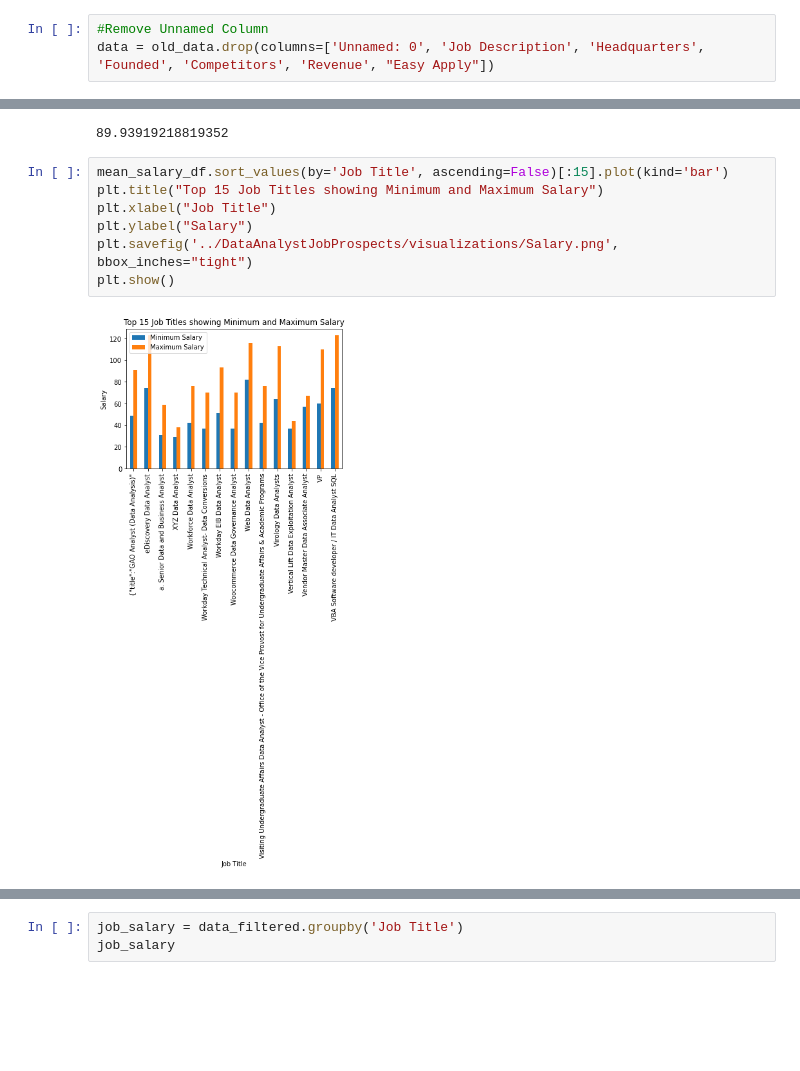
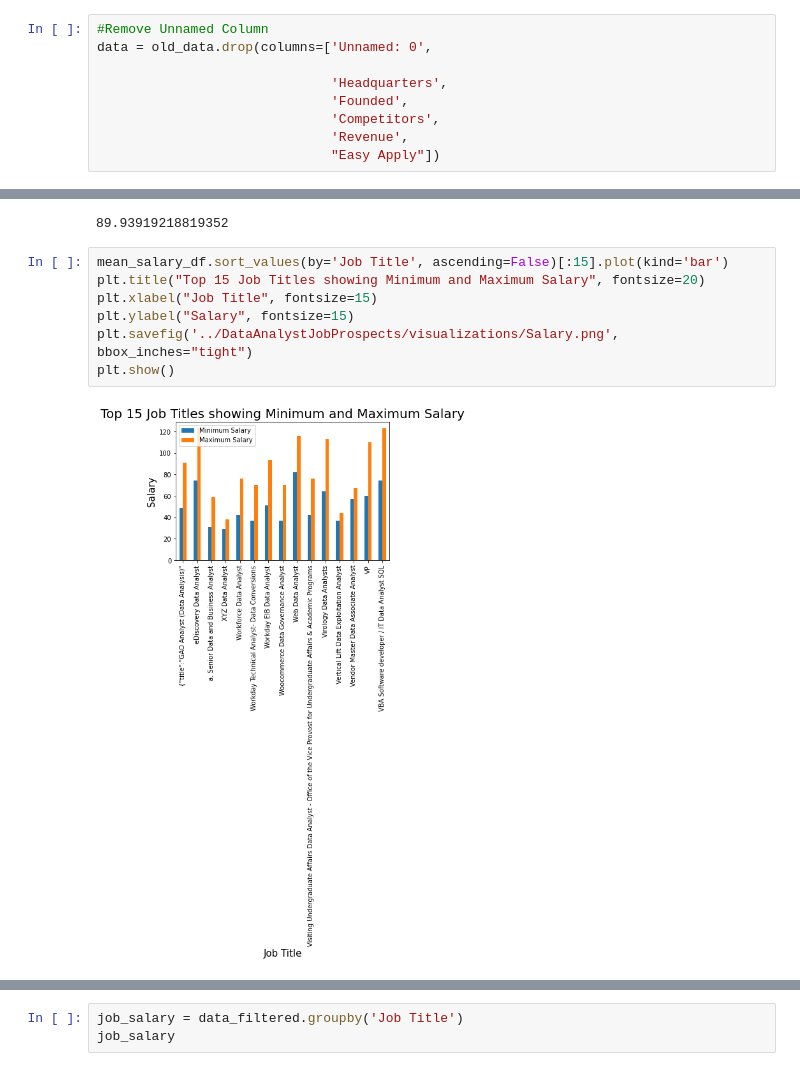
Before and after one commit to blaylockmatt/DataAnalystJobProspects, a Jupyter notebook: DataAnalystJobs-Monicah.ipynb, the cells around one changed output, grey strips where cells are left out. Drawn from its saved outputs; the diff is of its cells as text; blank space fills up the shorter version.

```diff
--- a/DataAnalystJobs-Monicah.ipynb
+++ b/DataAnalystJobs-Monicah.ipynb
@@ -27,7 +35,13 @@ old_data = pd.read_csv(file1)
 # Clean DataSet
 # %%
 #Remove Unnamed Column
-data = old_data.drop(columns=['Unnamed: 0', 'Job Description', 'Headquarters', 'Founded', 'Competitors', 'Revenue', "Easy Apply"])
+data = old_data.drop(columns=['Unnamed: 0',
+
+                              'Headquarters',
+                              'Founded',
+                              'Competitors',
+                              'Revenue',
+                              "Easy Apply"])
 # %%
 #Remove missing values. Replace all missing values in dataset
 #data.dropna(inplace = True) only returns 28 values
@@ -108,10 +145,10 @@ maximum_salary_mean
 89.93919218819352
 # %%
 mean_salary_df.sort_values(by='Job Title', ascending=False)[:15].plot(kind='bar')
-plt.title("Top 15 Job Titles showing Minimum and Maximum Salary")
-plt.xlabel("Job Title")
-plt.ylabel("Salary")
+plt.title("Top 15 Job Titles showing Minimum and Maximum Salary", fontsize=20)
+plt.xlabel("Job Title", fontsize=15)
+plt.ylabel("Salary", fontsize=15)
 plt.savefig('../DataAnalystJobProspects/visualizations/Salary.png', bbox_inches="tight")
 plt.show()
 # %% [output]
-[figure, old version]
+[figure, new version]
```
Also changed, not shown: parts of 23 cells of this notebook, 15 other files.
